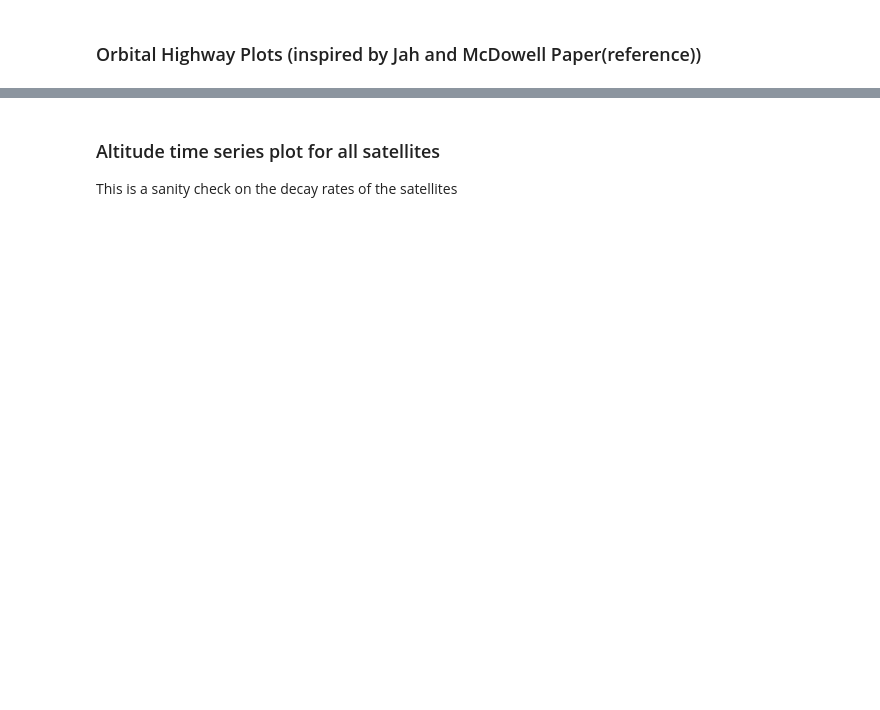
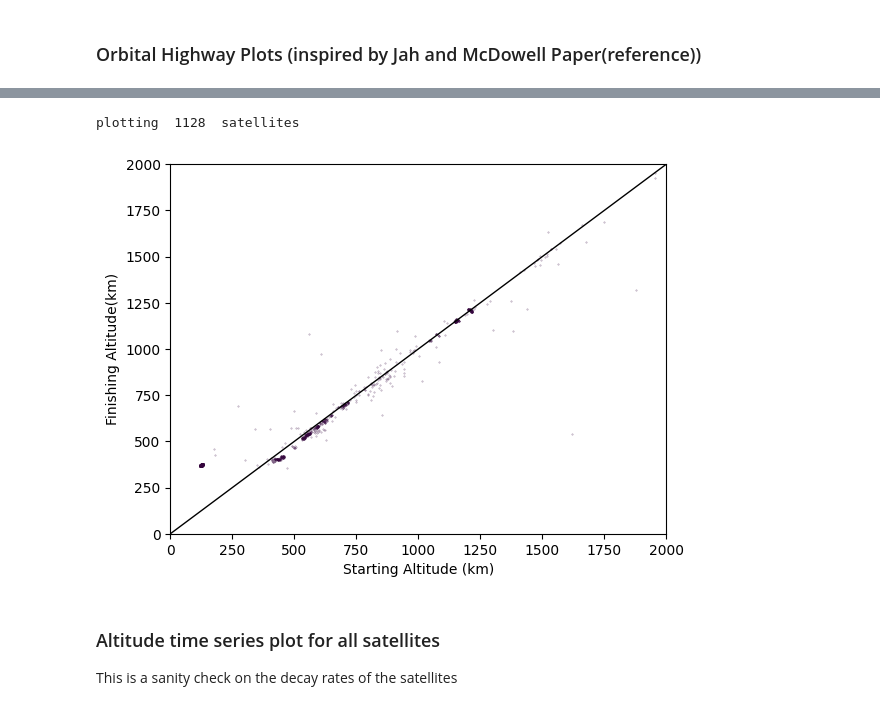
Before and after one commit to ucl-sgnl/FSPSimulator, a Jupyter notebook: src/Visualisation.ipynb, the cells around one changed output, grey strips where cells are left out. Drawn from its saved outputs; the diff is of its cells as text; code cells hidden in the pictures; blank space fills up the shorter version.

```diff
--- a/src/Visualisation.ipynb
+++ b/src/Visualisation.ipynb
@@ -58,0 +33,12 @@ len(starlink_sats)
+# %%
+#number of objects with eccentricity > 0.1
+# Currently: 3495
+# these are problematic as we use perigee == altitude, but for non-ciruclar orbits this assumption is not valid and leads to issues with decay etc.
+eccentricity = []
+for i in range(len(spaceobjects)):
+    eccentricity.append(spaceobjects[i].eccentricity)
+
+eccentricity = np.array(eccentricity)
+eccentricity[eccentricity > 0.1].shape
+
+print("Number of objects with eccentricity > 0.1: ", eccentricity[eccentricity > 0.1].shape[0])
@@ -123,10 +108,10 @@ def orbital_highway_plot(data):
 # %%
-def altitude_end_begin(data):
+def altitude_end_begin(spaceobjects):
     array_of_tseries = []
     array_of_areas = [] # area of the satellite
     array_of_launch_dates = []
     array_of_unplotted_sats = []
-    for satellite in data:
+    for satellite in spaceobjects[::100]:
         if satellite.eccentricity < 0.1:
             altitude_tseries = [np.linalg.norm(satellite.ephemeris[i][1]) - 6371.137 for i in range(len(satellite.ephemeris))]
             area = satellite.mass
@@ -138,19 +123,12 @@ def altitude_end_begin(data):
 
     #plot a histogram of the areas going from 0-100 in increments of 10
     # #select every 10th satellite in the array
-    array_of_tseries = array_of_tseries[::10]
+    array_of_tseries = array_of_tseries
     print("plotting ", len(array_of_tseries), " satellites")
-
-    #first make a color map for the areas
-    cmap = plt.cm.get_cmap('viridis')
-    #normalize the areas to be between 0 and 1
-    norm = plt.Normalize(min(array_of_areas), max(array_of_areas))
-    #make a list of colors for the areas
-    colors = [cmap(norm(area)) for area in array_of_areas]
 
     for alt_series in array_of_tseries:
         #plot first and last altitude and color the points as function of area
-        plt.scatter(alt_series[0], alt_series[-1], color=colors[array_of_tseries.index(alt_series)], alpha=0.5, s=0.1)
+        plt.scatter(alt_series[0], alt_series[-1], color='xkcd:dark purple', alpha=0.5, s=0.1)
 
     #plot a 1:1 line
     plt.plot([0, 2000], [0, 2000], color='black', linestyle='-', linewidth=1)
@@ -159,6 +137,11 @@ def altitude_end_begin(data):
     plt.xlim(0, 2000)
     plt.ylim(0, 2000)
     plt.show()
+# %%
+altitude_end_begin(spaceobjects)
+# %% [output]
+plotting  1128  satellites
+[figure, added]
 # %% [markdown]
 ### Altitude time series plot for all satellites
 This is a sanity check on the decay rates of the satellites
```
Also changed, not shown: parts of 21 cells of this notebook, 3 other files.
